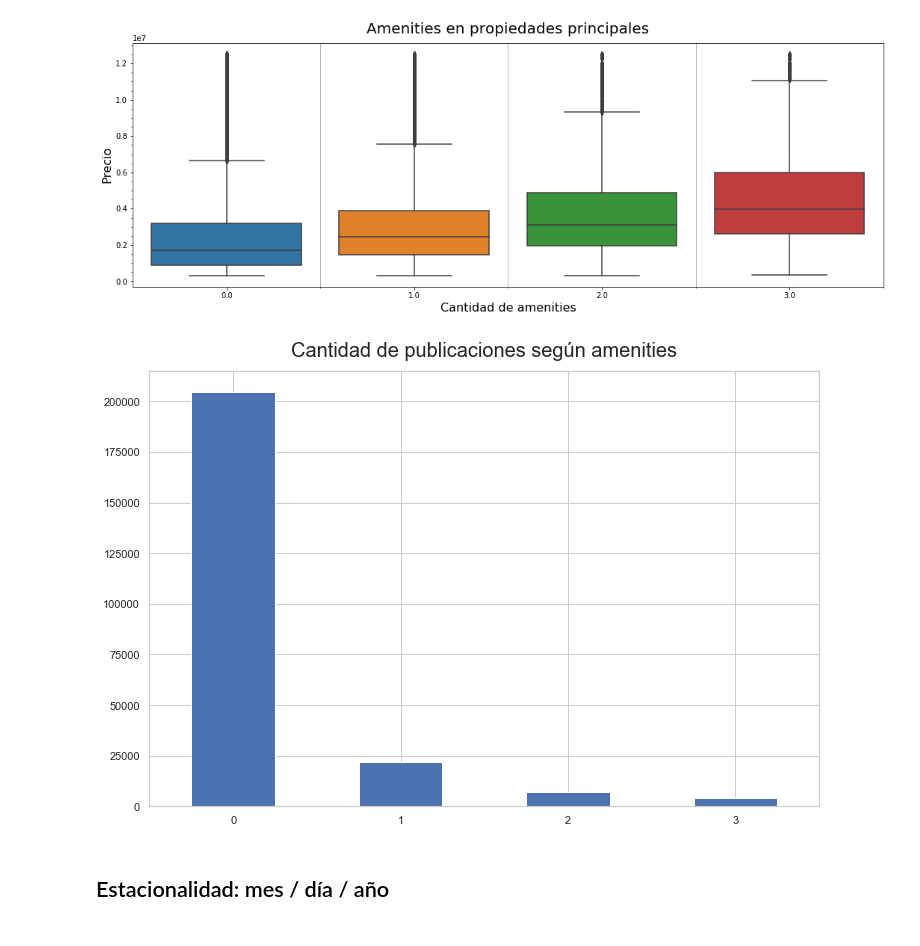
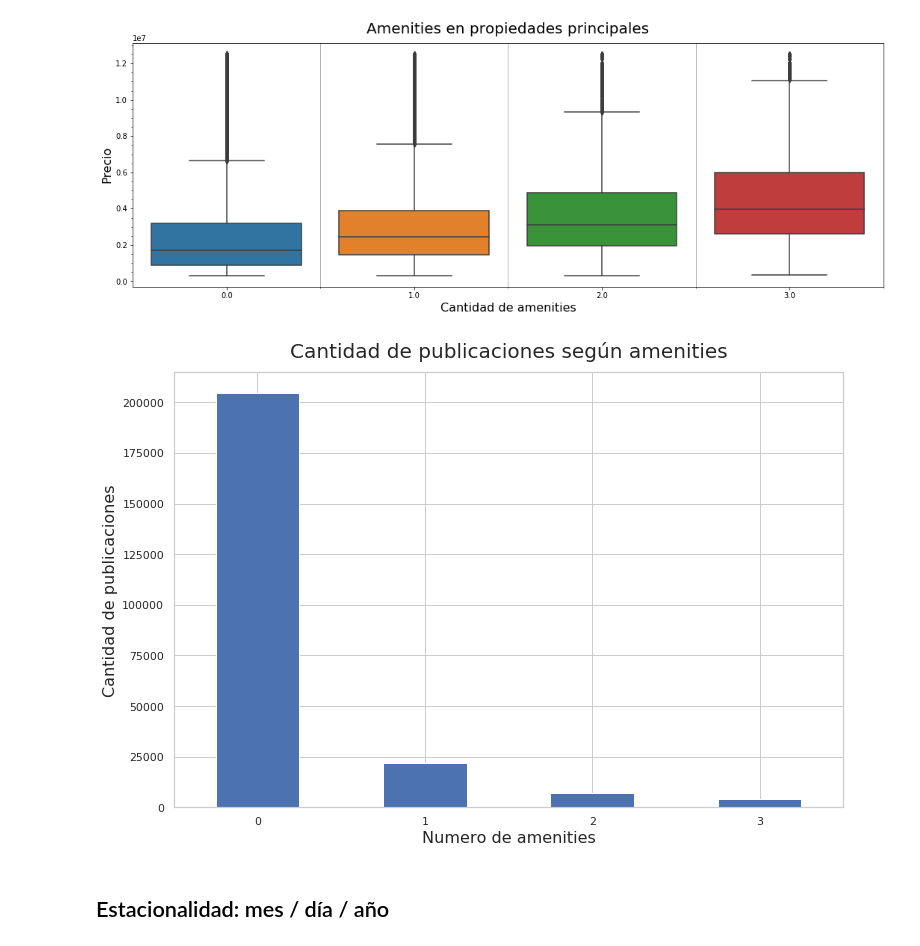
Before and after one commit to blukitas/groupby-banco-, a Jupyter notebook: Tp1/Tp-Final.ipynb, the cells around one changed output. Cells and saved outputs as stored; diff of their text form; code cells hidden in the pictures.

```diff
--- a/Tp1/Tp-Final.ipynb
+++ b/Tp1/Tp-Final.ipynb
@@ -441,16 +444,18 @@ plt.show()
 # %%
 plt.figure(figsize=(12, 8))
 labels = [str(int(index[0])) for index, row in dfProps.groupby("amenities").amenities.value_counts().to_frame().iterrows()]
 
 ax = dfProps.groupby("amenities").amenities.value_counts().plot(kind='bar')
 ax.set_title('Cantidad de publicaciones según amenities', fontsize=20, y=1.02)
-ax.set_xlabel('', fontsize=16)
+ax.set_xlabel('Numero de amenities', fontsize=16)
+ax.set_ylabel('Cantidad de publicaciones', fontsize=16)
+
 ax.set_xticklabels(labels, rotation=0)
 
 plt.savefig('images/08-amenities-cant.png')
 plt.show()
 # %% [output]
-[figure, old version]
+[figure, new version]
 # %% [markdown]
 ## Estacionalidad: mes / día / año
 # %%
```
Also changed, not shown: parts of 21 cells of this notebook.
